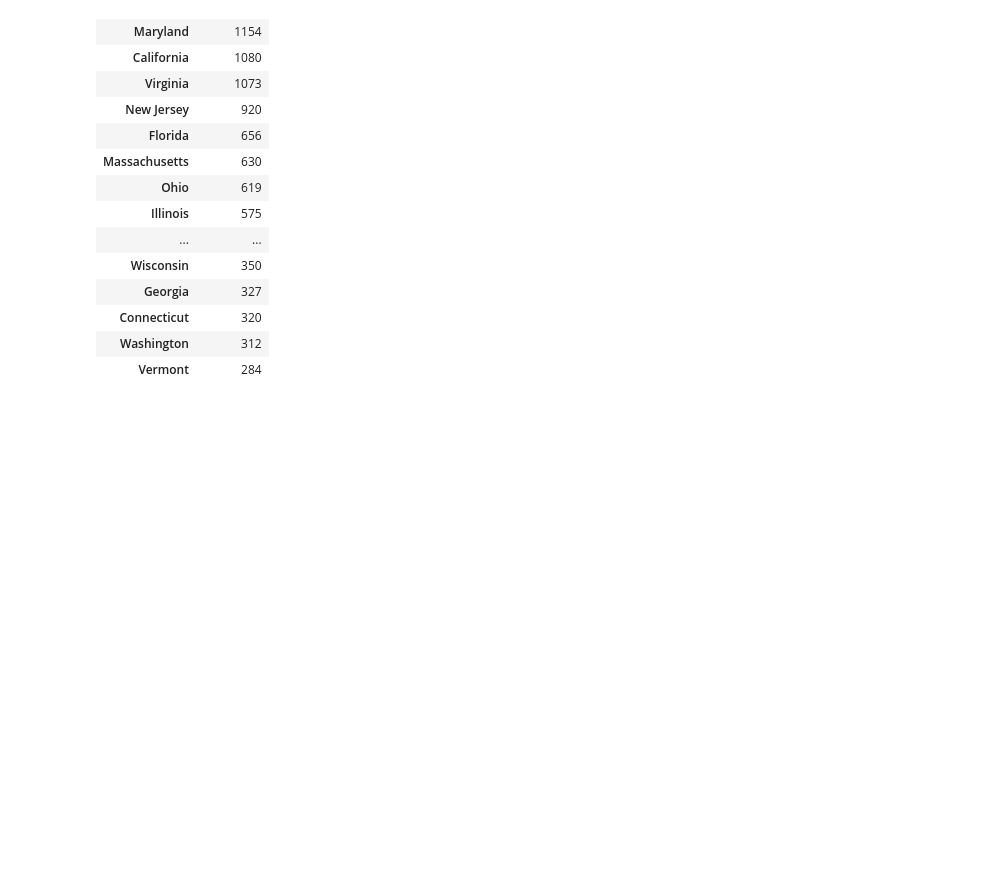
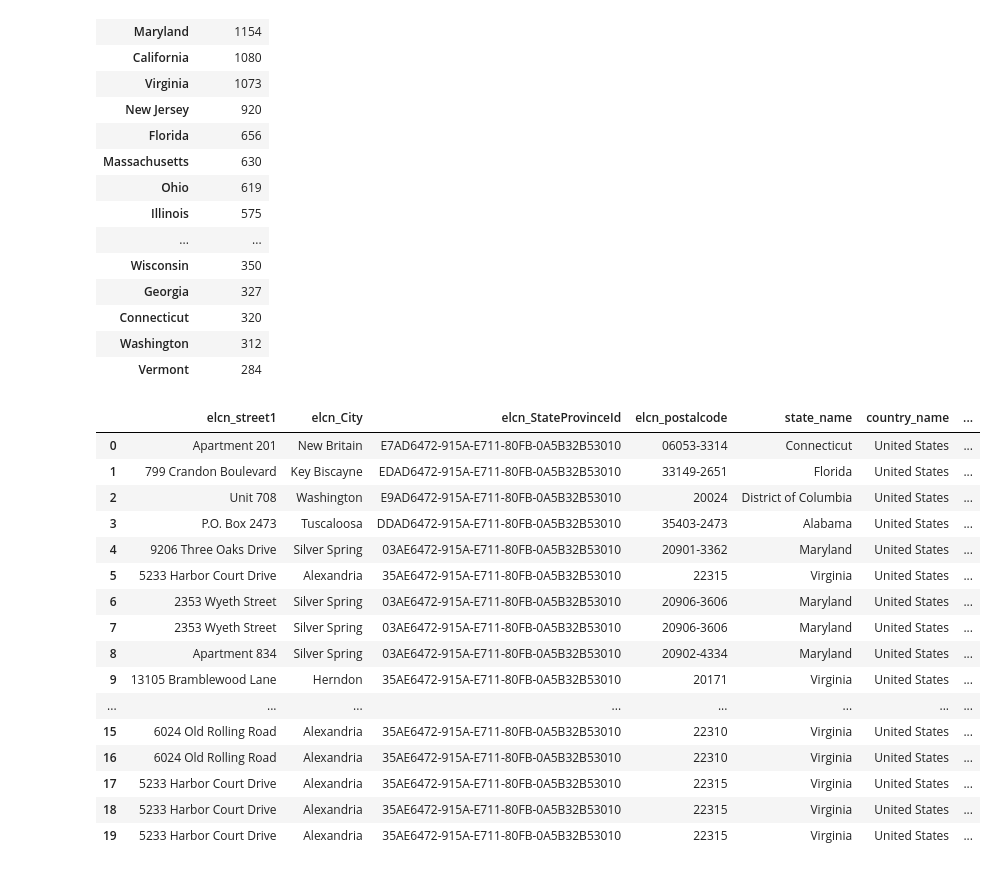
Before and after one commit to TremaineJ/geo_analytics, a Jupyter notebook: code/address_prep.ipynb, the cells around one changed output. Drawn from its saved outputs; the diff is of its cells as text; code cells hidden in the pictures; blank space fills up the shorter version.

```diff
--- a/code/address_prep.ipynb
+++ b/code/address_prep.ipynb
@@ -122,3 +122,25 @@ hist_df = hist_df.rename(columns={'city':'city_count'})
 | Connecticut | 320 |
 | Washington | 312 |
 | Vermont | 284 |
+# %%
+contributions = pd.read_csv('../data/contributions.csv')
+# %%
+contributions.head(20)
+# %% [output]
+|  | elcn_street1 | elcn_City | elcn_StateProvinceId | elcn_postalcode | state_name | country_name | ... |
+| 0 | Apartment 201 | New Britain | E7AD6472-915A-E711-80FB-0A5B32B53010 | 06053-3314 | Connecticut | United States | ... |
+| 1 | 799 Crandon Boulevard | Key Biscayne | EDAD6472-915A-E711-80FB-0A5B32B53010 | 33149-2651 | Florida | United States | ... |
+| 2 | Unit 708 | Washington | E9AD6472-915A-E711-80FB-0A5B32B53010 | 20024 | District of Columbia | United States | ... |
+| 3 | P.O. Box 2473 | Tuscaloosa | DDAD6472-915A-E711-80FB-0A5B32B53010 | 35403-2473 | Alabama | United States | ... |
+| 4 | 9206 Three Oaks Drive | Silver Spring | 03AE6472-915A-E711-80FB-0A5B32B53010 | 20901-3362 | Maryland | United States | ... |
+| 5 | 5233 Harbor Court Drive | Alexandria | 35AE6472-915A-E711-80FB-0A5B32B53010 | 22315 | Virginia | United States | ... |
+| 6 | 2353 Wyeth Street | Silver Spring | 03AE6472-915A-E711-80FB-0A5B32B53010 | 20906-3606 | Maryland | United States | ... |
+| 7 | 2353 Wyeth Street | Silver Spring | 03AE6472-915A-E711-80FB-0A5B32B53010 | 20906-3606 | Maryland | United States | ... |
+| 8 | Apartment 834 | Silver Spring | 03AE6472-915A-E711-80FB-0A5B32B53010 | 20902-4334 | Maryland | United States | ... |
+| 9 | 13105 Bramblewood Lane | Herndon | 35AE6472-915A-E711-80FB-0A5B32B53010 | 20171 | Virginia | United States | ... |
+| ... | ... | ... | ... | ... | ... | ... | ... |
+| 15 | 6024 Old Rolling Road | Alexandria | 35AE6472-915A-E711-80FB-0A5B32B53010 | 22310 | Virginia | United States | ... |
+| 16 | 6024 Old Rolling Road | Alexandria | 35AE6472-915A-E711-80FB-0A5B32B53010 | 22310 | Virginia | United States | ... |
+| 17 | 5233 Harbor Court Drive | Alexandria | 35AE6472-915A-E711-80FB-0A5B32B53010 | 22315 | Virginia | United States | ... |
+| 18 | 5233 Harbor Court Drive | Alexandria | 35AE6472-915A-E711-80FB-0A5B32B53010 | 22315 | Virginia | United States | ... |
+| 19 | 5233 Harbor Court Drive | Alexandria | 35AE6472-915A-E711-80FB-0A5B32B53010 | 22315 | Virginia | United States | ... |
```
